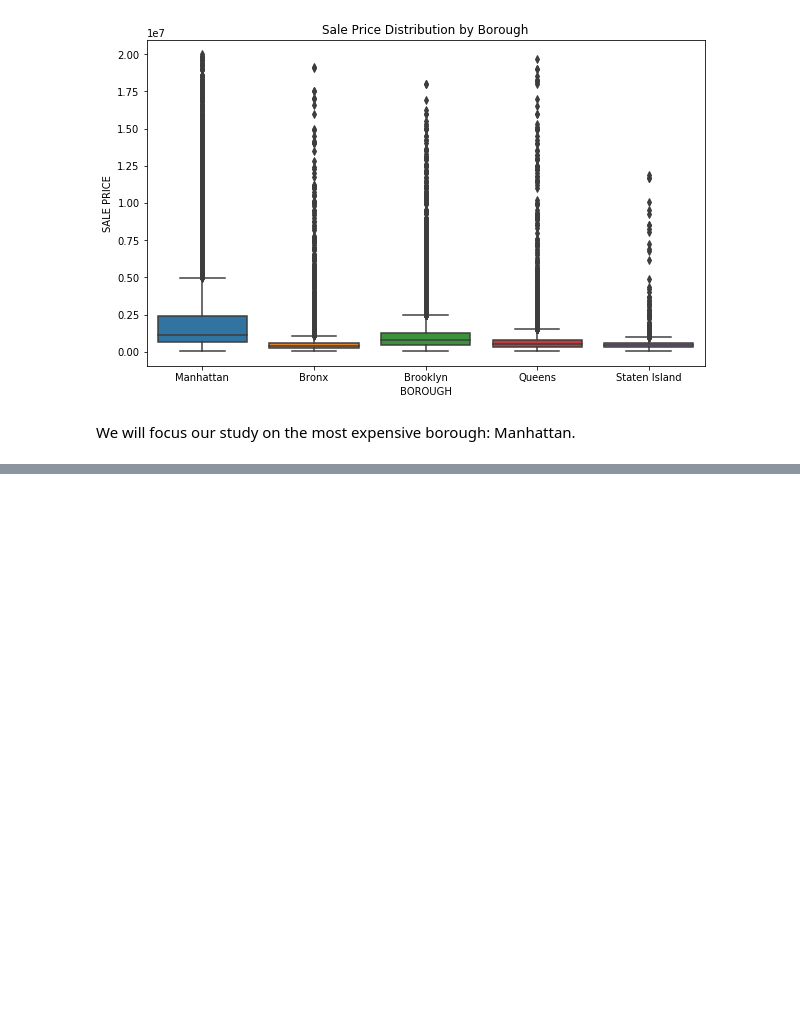
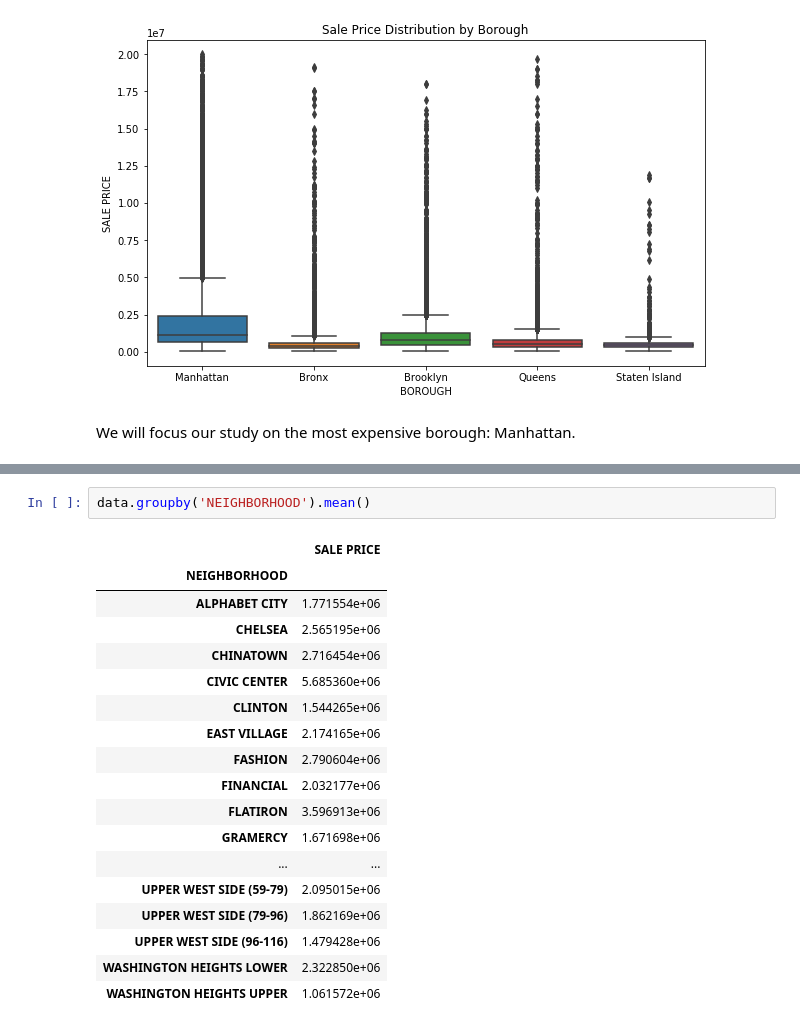
Before and after one commit to zhi-eric-yuan/github-example, a Jupyter notebook: manhattan.ipynb, the cells around one changed output, grey strips where cells are left out. Drawn from its saved outputs; the diff is of its cells as text; blank space fills up the shorter version.

```diff
--- a/manhattan.ipynb
+++ b/manhattan.ipynb
@@ -202,0 +258,21 @@ len(data[data['BOROUGH']=='Manhattan'])
+# %%
+data.groupby('NEIGHBORHOOD').mean()
+# %% [output]
+|  | SALE PRICE |
+| NEIGHBORHOOD |  |
+| ALPHABET CITY | 1.771554e+06 |
+| CHELSEA | 2.565195e+06 |
+| CHINATOWN | 2.716454e+06 |
+| CIVIC CENTER | 5.685360e+06 |
+| CLINTON | 1.544265e+06 |
+| EAST VILLAGE | 2.174165e+06 |
+| FASHION | 2.790604e+06 |
+| FINANCIAL | 2.032177e+06 |
+| FLATIRON | 3.596913e+06 |
+| GRAMERCY | 1.671698e+06 |
+| ... | ... |
+| UPPER WEST SIDE (59-79) | 2.095015e+06 |
+| UPPER WEST SIDE (79-96) | 1.862169e+06 |
+| UPPER WEST SIDE (96-116) | 1.479428e+06 |
+| WASHINGTON HEIGHTS LOWER | 2.322850e+06 |
+| WASHINGTON HEIGHTS UPPER | 1.061572e+06 |
```
Also changed, not shown: parts of 6 cells of this notebook.
